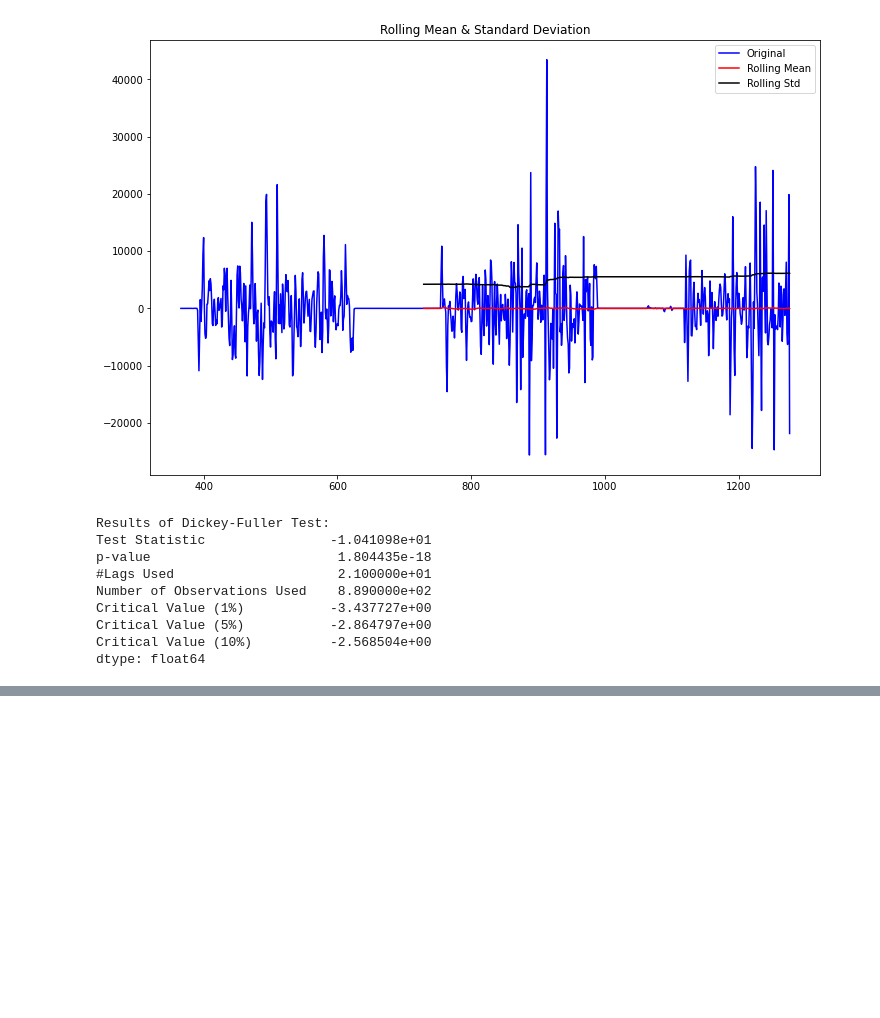
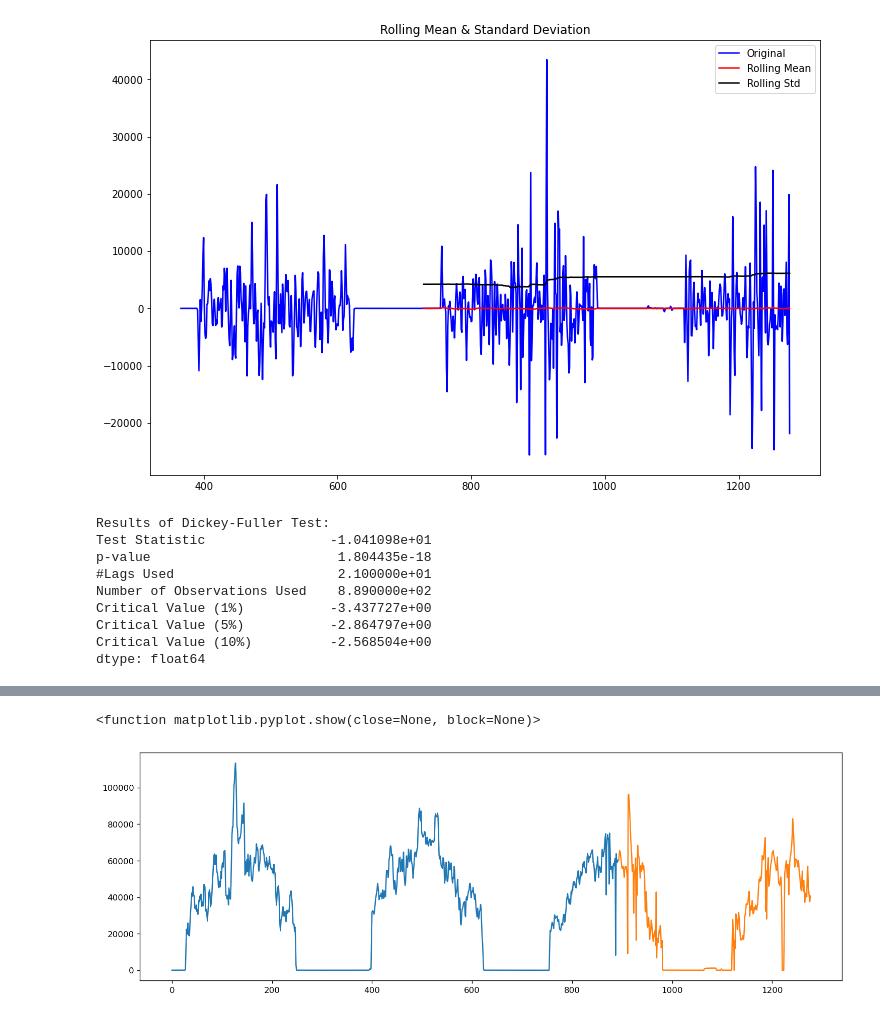
Before and after one commit to Pawelw03/analiza_szeregow_pw, a Jupyter notebook: Przetwarzanie szeregów czasowych - Thermal energy consumption.ipynb, the cells around one changed output, grey strips where cells are left out. Drawn from its saved outputs; the diff is of its cells as text; code cells hidden in the pictures; blank space fills up the shorter version.

```diff
--- a/Przetwarzanie szeregów czasowych - Thermal energy consumption.ipynb
+++ b/Przetwarzanie szeregów czasowych - Thermal energy consumption.ipynb
@@ -412,0 +435,9 @@ plt.show()
+# %%
+train = df[:int(0.7*(len(df)))]
+valid = df[int(0.7*(len(df))):]
+train['energy_consumed'].plot(figsize=(15, 5))
+valid['energy_consumed'].plot(figsize=(15, 5))
+plt.show
+# %% [output]
+<function matplotlib.pyplot.show(close=None, block=None)>
+[figure, added]
```
Also changed, not shown: parts of 18 cells of this notebook.
